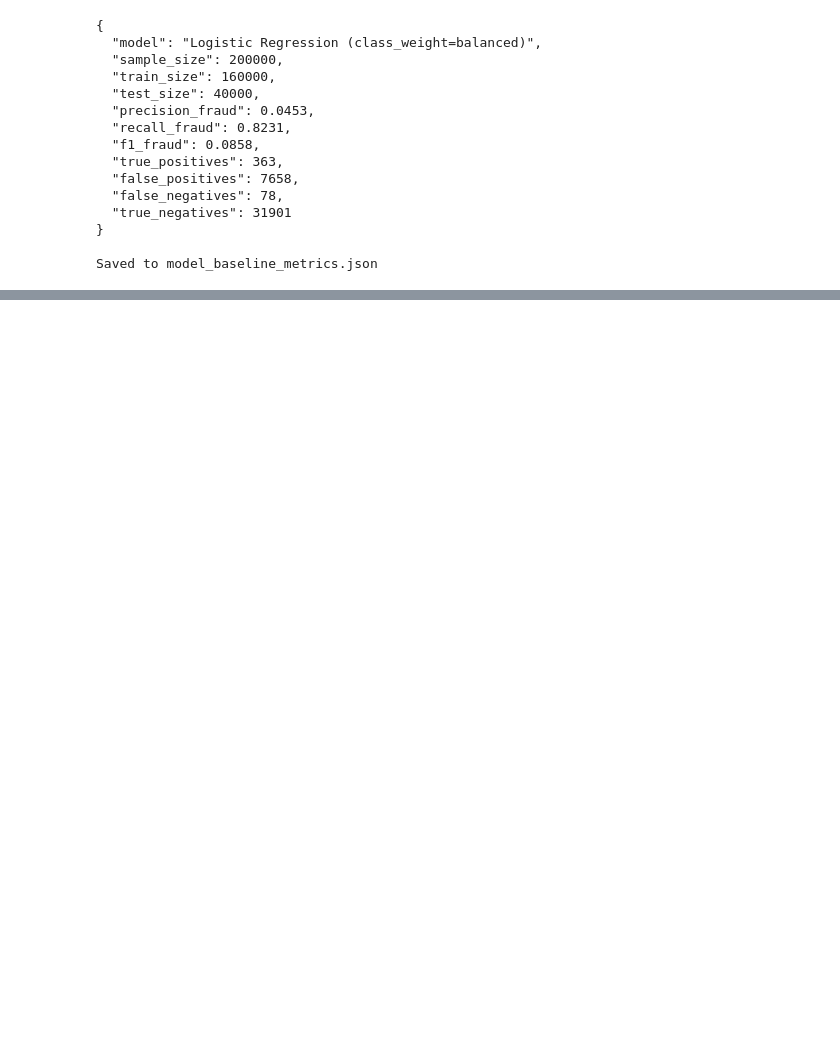
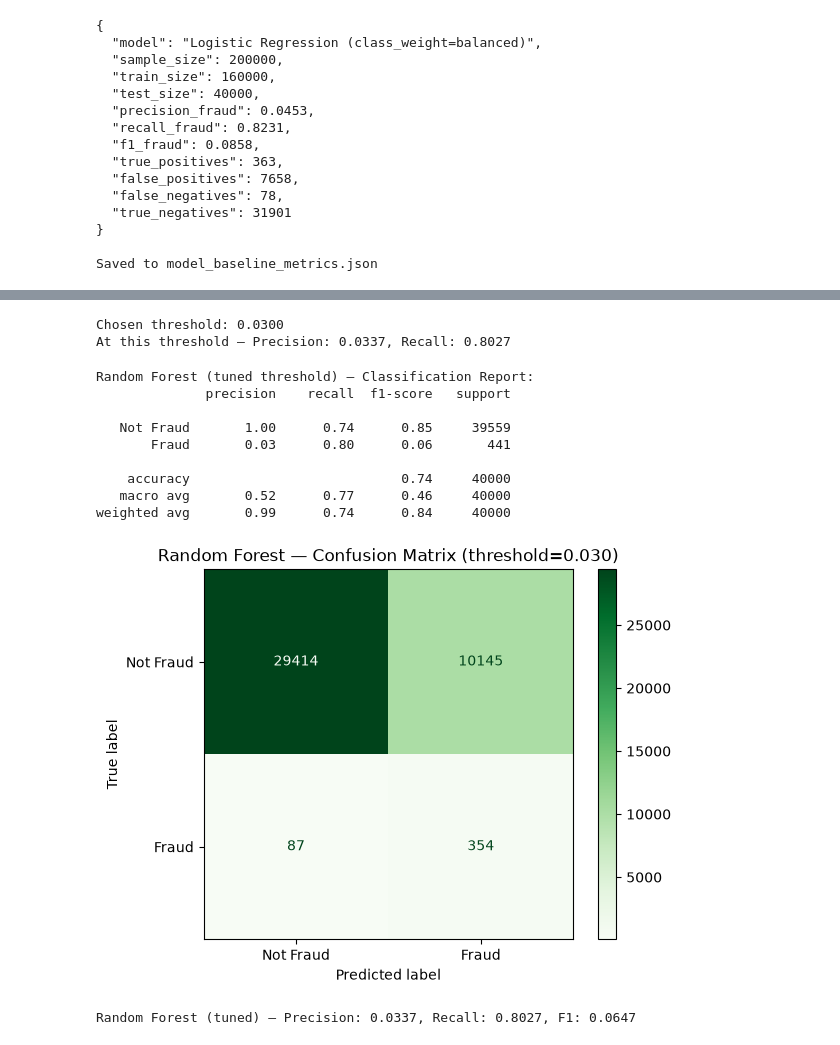
Before and after one commit to uroojey/fraudlens, a Jupyter notebook: notebooks/03_modeling.ipynb, the cells around one changed output, grey strips where cells are left out. Saved outputs shown, nothing was run; the diff lists cells and outputs as text; code cells hidden in the pictures; blank space fills up the shorter version.

```diff
--- a/notebooks/03_modeling.ipynb
+++ b/notebooks/03_modeling.ipynb
@@ -165,0 +256,52 @@ Saved to model_baseline_metrics.json
+# %%
+from sklearn.metrics import precision_recall_curve
+
+y_proba_rf = rf_model.predict_proba(X_test_scaled)[:, 1]  # probability of Fraud class
+
+precisions, recalls, thresholds = precision_recall_curve(y_test, y_proba_rf)
+
+# Find a threshold that gives recall close to 0.80 (comparable to our Logistic Regression baseline)
+target_recall = 0.80
+valid_idx = np.where(recalls[:-1] >= target_recall)[0]
+if len(valid_idx) > 0:
+    best_idx = valid_idx[-1]  # highest-precision threshold that still meets target recall
+    best_threshold = thresholds[best_idx]
+    print(f"Chosen threshold: {best_threshold:.4f}")
+    print(f"At this threshold — Precision: {precisions[best_idx]:.4f}, Recall: {recalls[best_idx]:.4f}")
+else:
+    best_threshold = 0.5
+    print("Could not find a threshold hitting target recall — falling back to 0.5")
+# %% [output]
+Chosen threshold: 0.0300
+At this threshold — Precision: 0.0337, Recall: 0.8027
+# %%
+y_pred_rf_tuned = (y_proba_rf >= best_threshold).astype(int)
+
+print("Random Forest (tuned threshold) — Classification Report:")
+print(classification_report(y_test, y_pred_rf_tuned, target_names=['Not Fraud', 'Fraud']))
+
+cm_rf_tuned = confusion_matrix(y_test, y_pred_rf_tuned)
+disp_rf_tuned = ConfusionMatrixDisplay(confusion_matrix=cm_rf_tuned, display_labels=['Not Fraud', 'Fraud'])
+disp_rf_tuned.plot(cmap='Greens', values_format='d')
+plt.title(f'Random Forest — Confusion Matrix (threshold={best_threshold:.3f})')
+plt.savefig('../screenshots/day5_confusion_matrix_rf_tuned.png', dpi=100, bbox_inches='tight')
+plt.show()
+# %% [output]
+Random Forest (tuned threshold) — Classification Report:
+              precision    recall  f1-score   support
+
+   Not Fraud       1.00      0.74      0.85     39559
+       Fraud       0.03      0.80      0.06       441
+
+    accuracy                           0.74     40000
+   macro avg       0.52      0.77      0.46     40000
+weighted avg       0.99      0.74      0.84     40000
+[figure, added]
+# %%
+rf_tuned_precision = precision_score(y_test, y_pred_rf_tuned)
+rf_tuned_recall = recall_score(y_test, y_pred_rf_tuned)
+rf_tuned_f1 = f1_score(y_test, y_pred_rf_tuned)
+
+print(f"Random Forest (tuned) — Precision: {rf_tuned_precision:.4f}, Recall: {rf_tuned_recall:.4f}, F1: {rf_tuned_f1:.4f}")
+# %% [output]
+Random Forest (tuned) — Precision: 0.0337, Recall: 0.8027, F1: 0.0647
```
Also changed, not shown: parts of 27 cells of this notebook, 7 other files.
